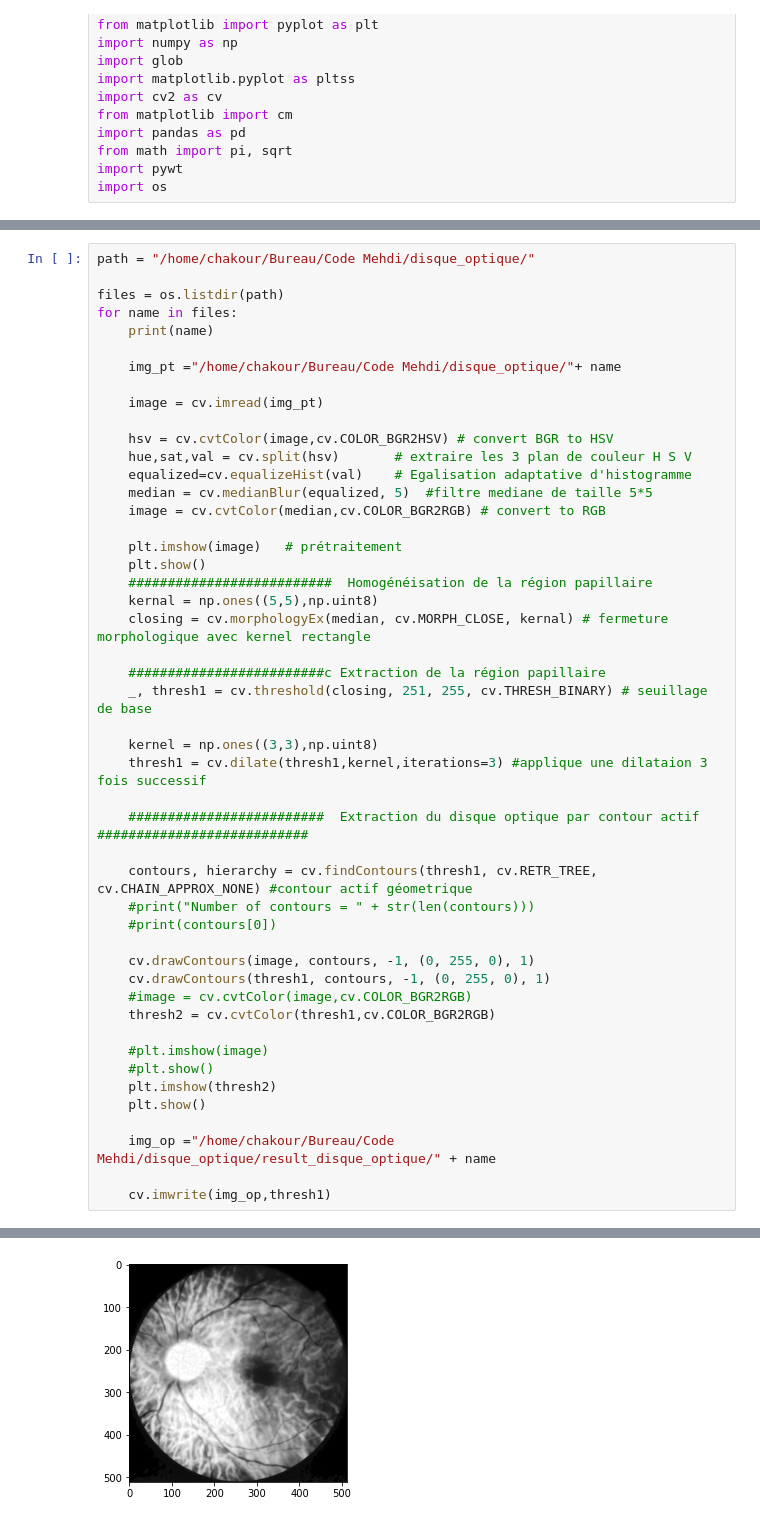
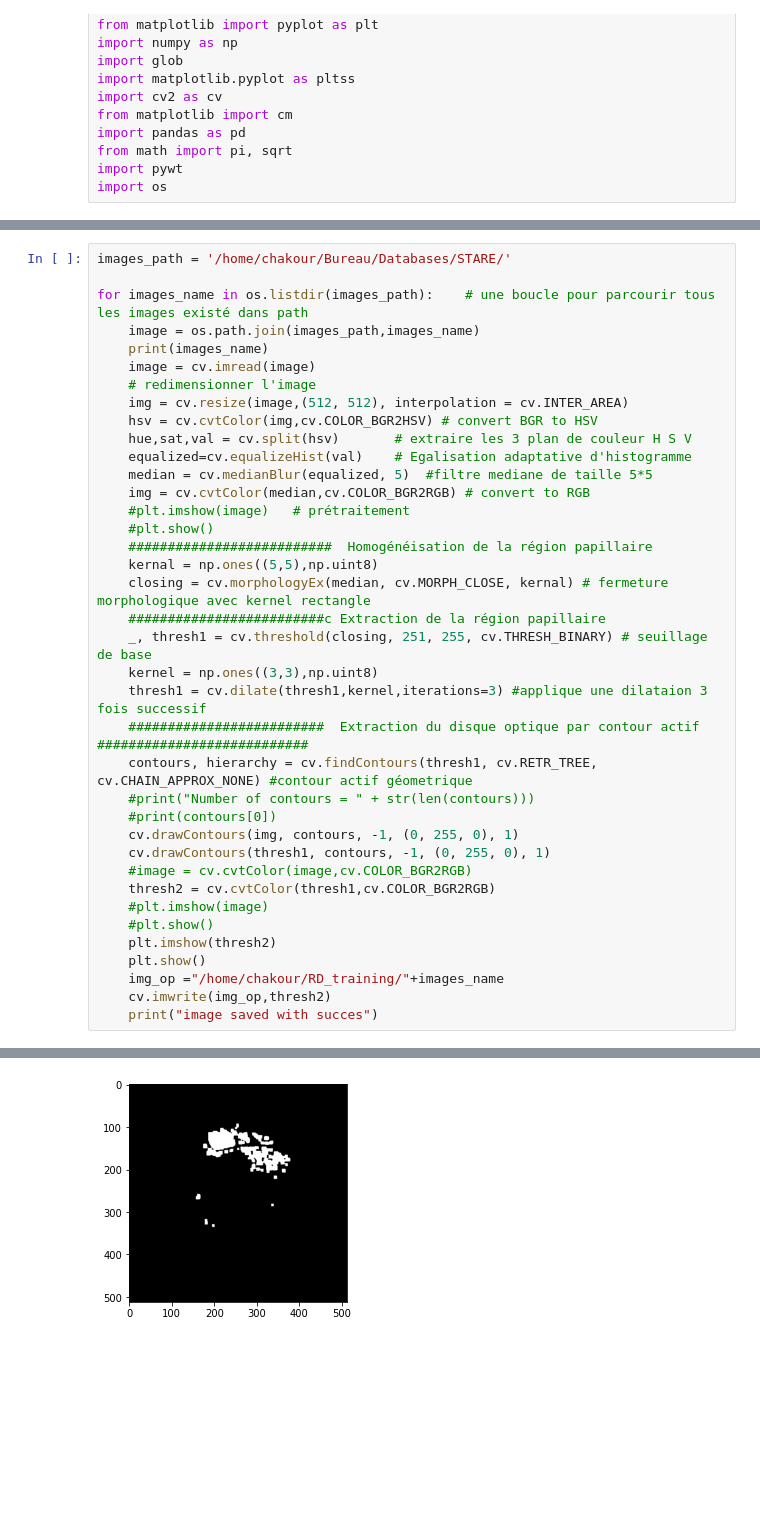
Before and after one commit to chakourm/RD_training, a Jupyter notebook: Segmentation_Disque_Optique_V2.ipynb, the cells around one changed output, grey strips where cells are left out. Cells and saved outputs as stored; diff of their text form; blank space fills up the shorter version.

Commit message:
segmentation du disque optique pour les bases de données DRIVE et STARE

```diff
--- a/Segmentation_Disque_Optique_V2.ipynb
+++ b/Segmentation_Disque_Optique_V2.ipynb
@@ -66,50 +66,40 @@ import os
 True
 # %%
-path = "/home/chakour/Bureau/Code Mehdi/disque_optique/"
+images_path = '/home/chakour/Bureau/Databases/STARE/'
 
-files = os.listdir(path)
-for name in files:
-    print(name)
-
-    img_pt ="/home/chakour/Bureau/Code Mehdi/disque_optique/"+ name
-
-    image = cv.imread(img_pt)
-
-    hsv = cv.cvtColor(image,cv.COLOR_BGR2HSV) # convert BGR to HSV
+for images_name in os.listdir(images_path):    # une boucle pour parcourir tous les images existé dans path
+    image = os.path.join(images_path,images_name)
+    print(images_name)
+    image = cv.imread(image)
+    # redimensionner l'image
+    img = cv.resize(image,(512, 512), interpolation = cv.INTER_AREA)
+    hsv = cv.cvtColor(img,cv.COLOR_BGR2HSV) # convert BGR to HSV
     hue,sat,val = cv.split(hsv)       # extraire les 3 plan de couleur H S V
     equalized=cv.equalizeHist(val)    # Egalisation adaptative d'histogramme
     median = cv.medianBlur(equalized, 5)  #filtre mediane de taille 5*5
-    image = cv.cvtColor(median,cv.COLOR_BGR2RGB) # convert to RGB
-
-    plt.imshow(image)   # prétraitement
-    plt.show()
+    img = cv.cvtColor(median,cv.COLOR_BGR2RGB) # convert to RGB
+    #plt.imshow(image)   # prétraitement
+    #plt.show()
     ##########################  Homogénéisation de la région papillaire
     kernal = np.ones((5,5),np.uint8)
     closing = cv.morphologyEx(median, cv.MORPH_CLOSE, kernal) # fermeture morphologique avec kernel rectangle
-
     #########################c Extraction de la région papillaire
     _, thresh1 = cv.threshold(closing, 251, 255, cv.THRESH_BINARY) # seuillage de base
-
     kernel = np.ones((3,3),np.uint8)
     thresh1 = cv.dilate(thresh1,kernel,iterations=3) #applique une dilataion 3 fois successif
-
     #########################  Extraction du disque optique par contour actif ###########################
-
     contours, hierarchy = cv.findContours(thresh1, cv.RETR_TREE, cv.CHAIN_APPROX_NONE) #contour actif géometrique
     #print("Number of contours = " + str(len(contours)))
     #print(contours[0])
-
-    cv.drawContours(image, contours, -1, (0, 255, 0), 1)
+    cv.drawContours(img, contours, -1, (0, 255, 0), 1)
     cv.drawContours(thresh1, contours, -1, (0, 255, 0), 1)
     #image = cv.cvtColor(image,cv.COLOR_BGR2RGB)
     thresh2 = cv.cvtColor(thresh1,cv.COLOR_BGR2RGB)
-
     #plt.imshow(image)
     #plt.show()
     plt.imshow(thresh2)
     plt.show()
-
-    img_op ="/home/chakour/Bureau/Code Mehdi/disque_optique/result_disque_optique/" + name
-
-    cv.imwrite(img_op,thresh1)
+    img_op ="/home/chakour/RD_training/"+images_name
+    cv.imwrite(img_op,thresh2)
+    print("image saved with succes")
 # %% [output]
@@ -117 +107 @@ for name in files:
-[figure, old version]
+[figure, new version]
```
Also changed, not shown: parts of 2 cells of this notebook.
